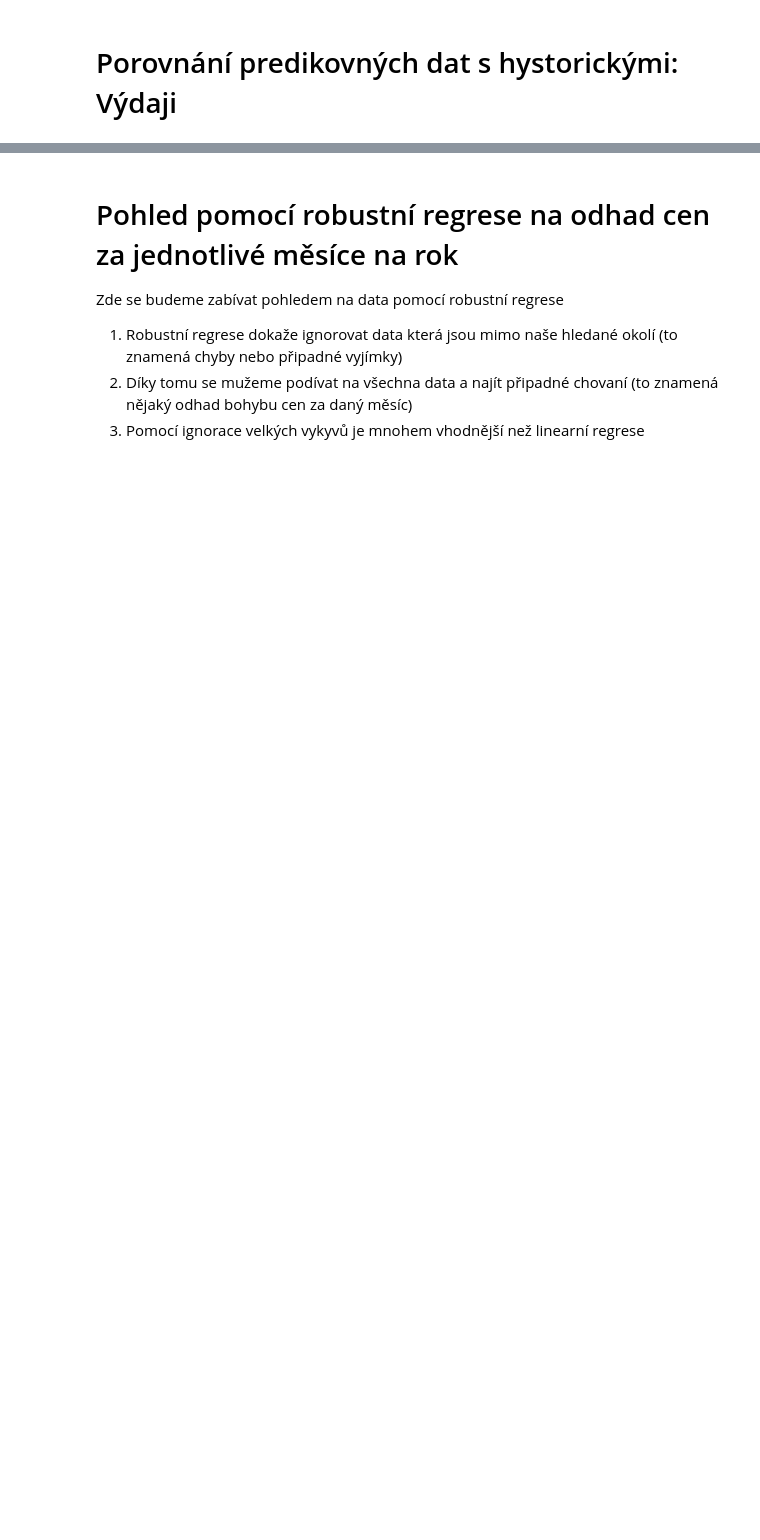
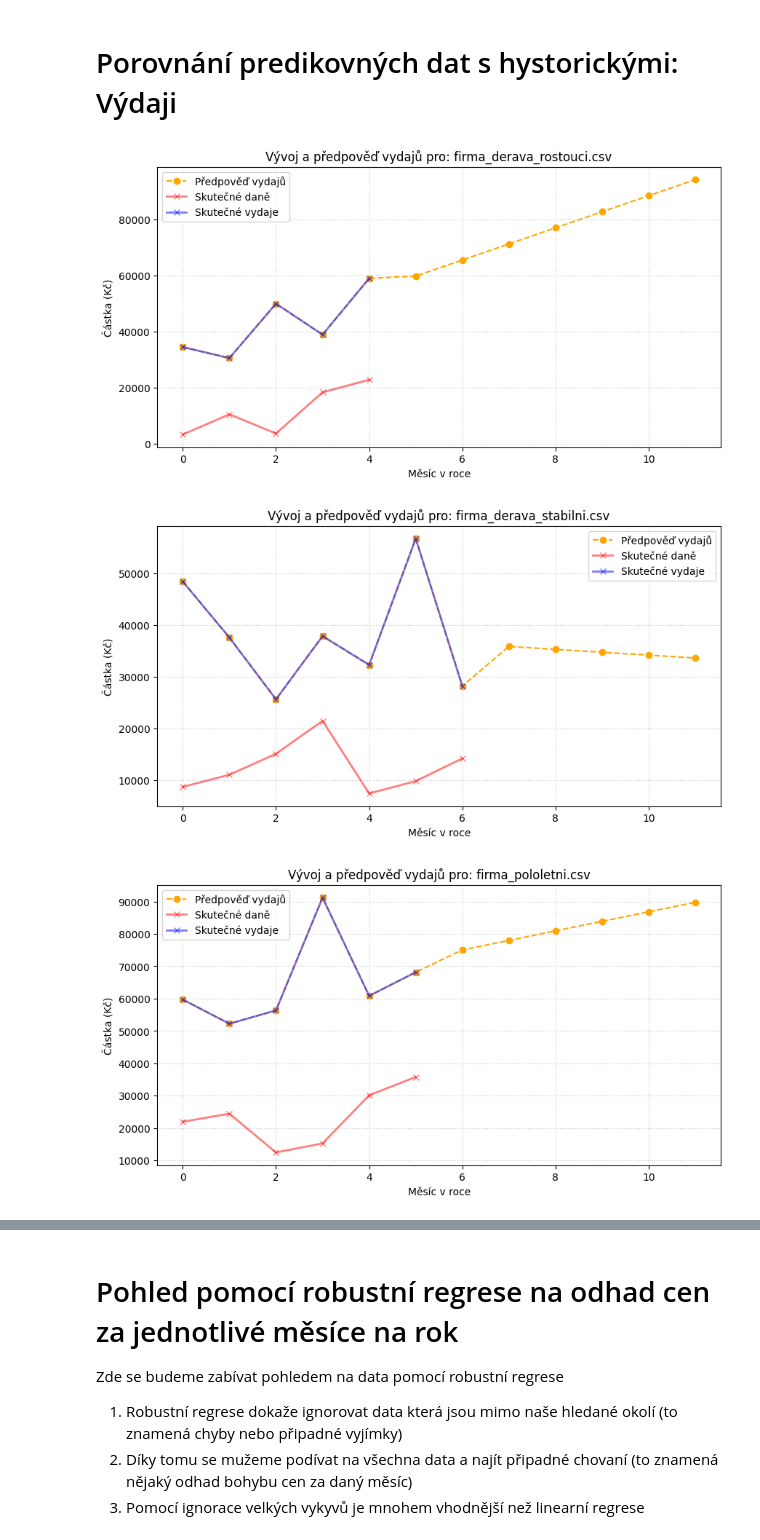
Before and after one commit to marek1319/VVP-Pojekt, a Jupyter notebook: examples.ipynb, the cells around one changed output, grey strips where cells are left out. Drawn from its saved outputs; the diff is of its cells as text; code cells hidden in the pictures; blank space fills up the shorter version.

```diff
--- a/examples.ipynb
+++ b/examples.ipynb
@@ -87,16 +137,20 @@ for nazvy_firmy, data_firmy in sumy_za_mesice.items():
 # Porovnání predikovných dat s hystorickými: Výdaji
 # %%
 for nazvy_firmy, data_firmy in sumy_za_mesice.items():
-    firma = nazvy_firmy
+    firma: str = nazvy_firmy
     plt.figure(figsize=(10, 5))
 
     plt.plot(vydaje_predikce[firma], label='Předpověď vydajů', marker='o', color='orange', alpha=1, linestyle='--')
     plt.plot(dane_jednotlive_mesice[firma], label='Skutečné daně', marker='x', color='red', alpha=0.5, linewidth=2)
     plt.plot(data_firmy["vydaje"], label='Skutečné vydaje', marker='x', color='blue', alpha=0.5, linewidth=2)
 
     plt.title(f'Vývoj a předpověď vydajů pro: {firma}')
     plt.xlabel('Měsíc v roce')
     plt.ylabel('Částka (Kč)')
     plt.legend()
     plt.grid(True, linestyle=':', alpha=0.7)
     plt.show()
+# %% [output]
+[figure, added]
+[figure, added]
+[figure, added]
```
Also changed, not shown: parts of 10 cells of this notebook, 6 other files.
